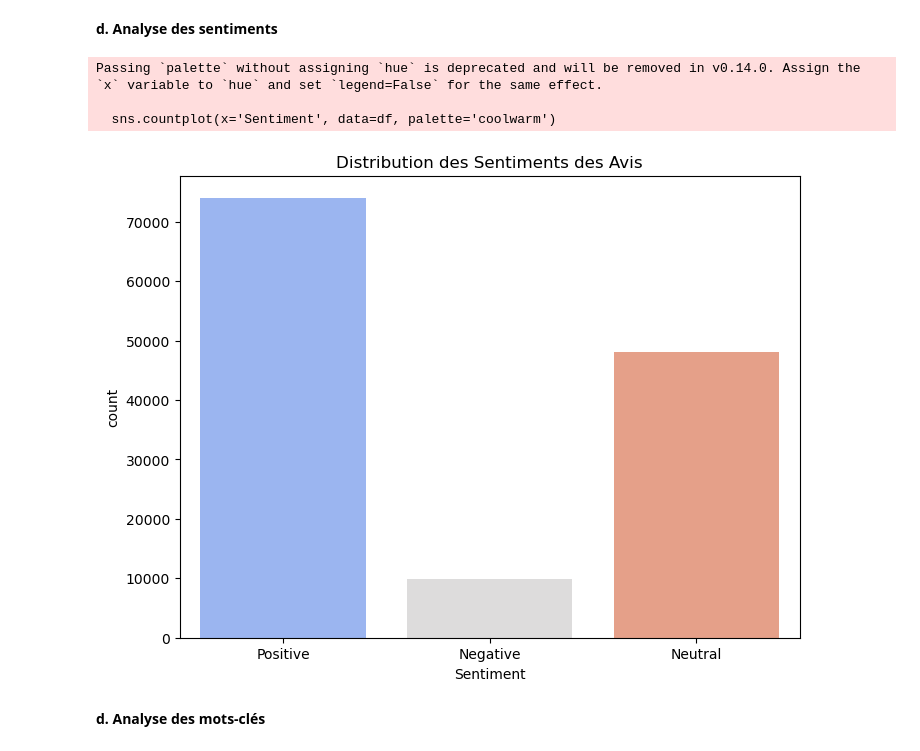
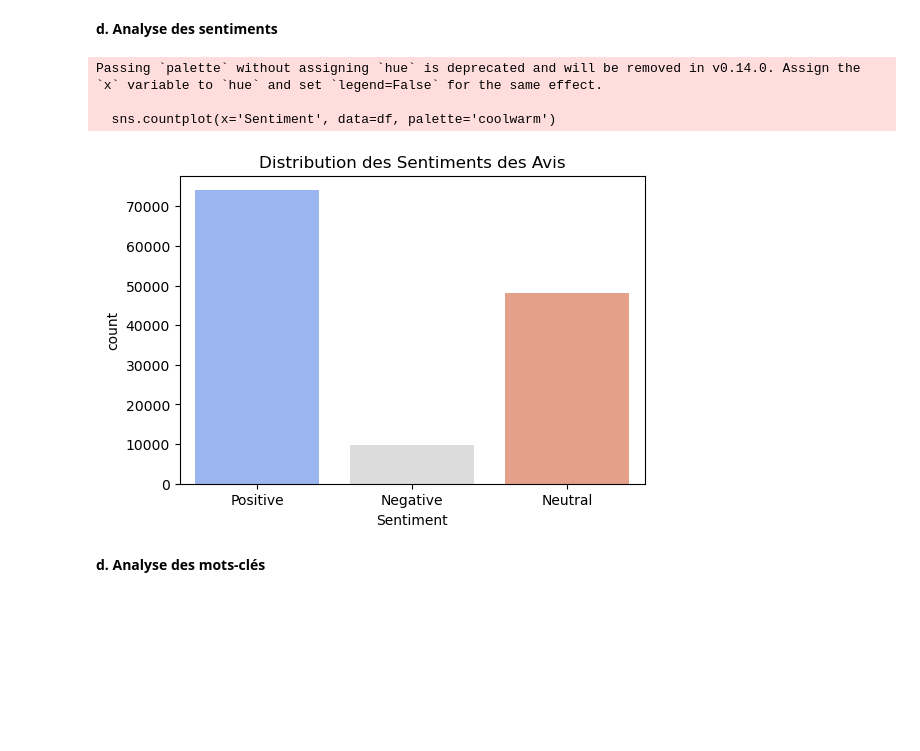
Before and after one commit to MaevaEbengue/Fashion_Nova_Brand_Desirability_Index, a Jupyter notebook: Fashion_Nova_Brand_Desirability_Index.ipynb, the cells around one changed output. Drawn from its saved outputs; the diff is of its cells as text; code cells hidden in the pictures; blank space fills up the shorter version.

```diff
--- a/Fashion_Nova_Brand_Desirability_Index.ipynb
+++ b/Fashion_Nova_Brand_Desirability_Index.ipynb
@@ -43,6 +52,10 @@ df['Review Title'] = df['Review Title'].fillna('No Title')
 df['Review Date'] = pd.to_datetime(df['Review Date'])
 df['Date of Experience'] = pd.to_datetime(df['Date of Experience'])
 
+# Extraire le mois et l'année de la colonne 'Review Date'
+df['Review Month'] = df['Review Date'].dt.to_period('M')
+
+
 
 # enfin on extrait la note (nombre d'étoiles) à partir de la colonne Rating
 df['Stars'] = df['Rating'].str.extract(r'(\d+)').astype(int)
@@ -113,27 +127,27 @@ Passing `palette` without assigning `hue` is deprecated and will be removed in v
 # %%
 # definissons une Fonction pour analyser les sentiments
 def get_sentiment(text):
     analysis = TextBlob(text)
     if analysis.sentiment.polarity > 0:
         return 'Positive'
     elif analysis.sentiment.polarity == 0:
         return 'Neutral'
     else:
         return 'Negative'
 
-# Appliquons l'analyse des sentiments
+# Appliquons maintenant l'analyse des sentiments
 df['Sentiment'] = df['Review Text'].apply(get_sentiment)
 
 # Distribution des sentiments
-plt.figure(figsize=(8,6))
+plt.figure(figsize=(6,4))
 sns.countplot(x='Sentiment', data=df, palette='coolwarm')
 plt.title('Distribution des Sentiments des Avis')
 plt.show()
 # %% [output]
 Passing `palette` without assigning `hue` is deprecated and will be removed in v0.14.0. Assign the `x` variable to `hue` and set `legend=False` for the same effect.
 
   sns.countplot(x='Sentiment', data=df, palette='coolwarm')
-[figure, old version]
+[figure, new version]
 # %% [markdown]
 **d. Analyse des mots-clés**
 # %%
```
Also changed, not shown: parts of 7 cells of this notebook, 1 other file.
